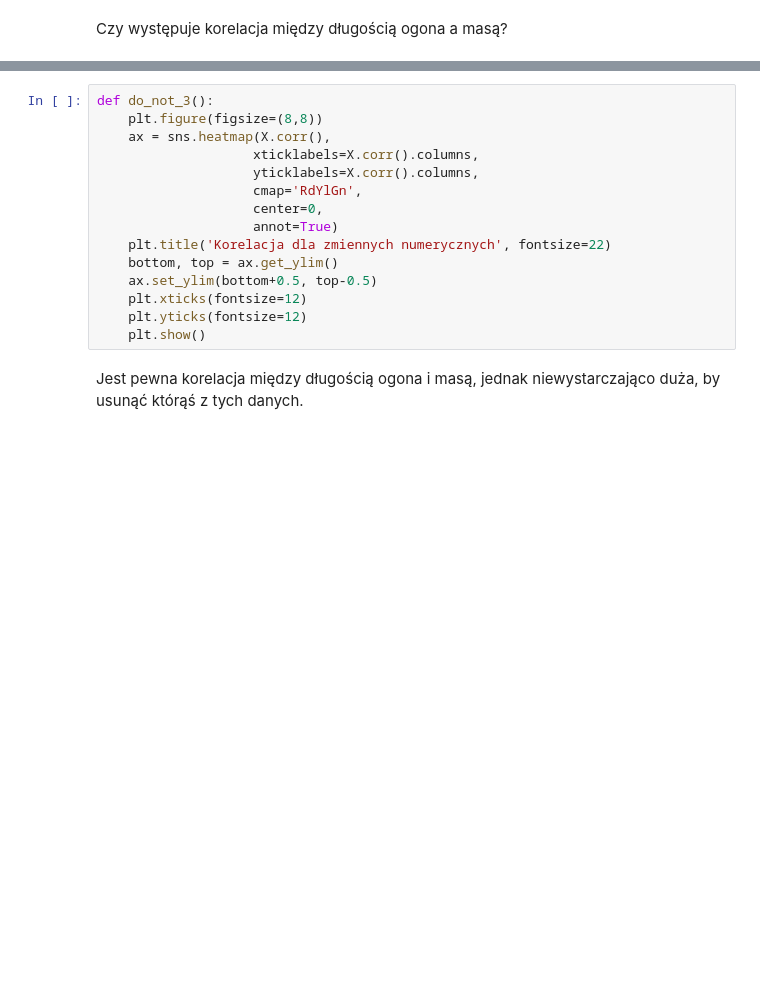
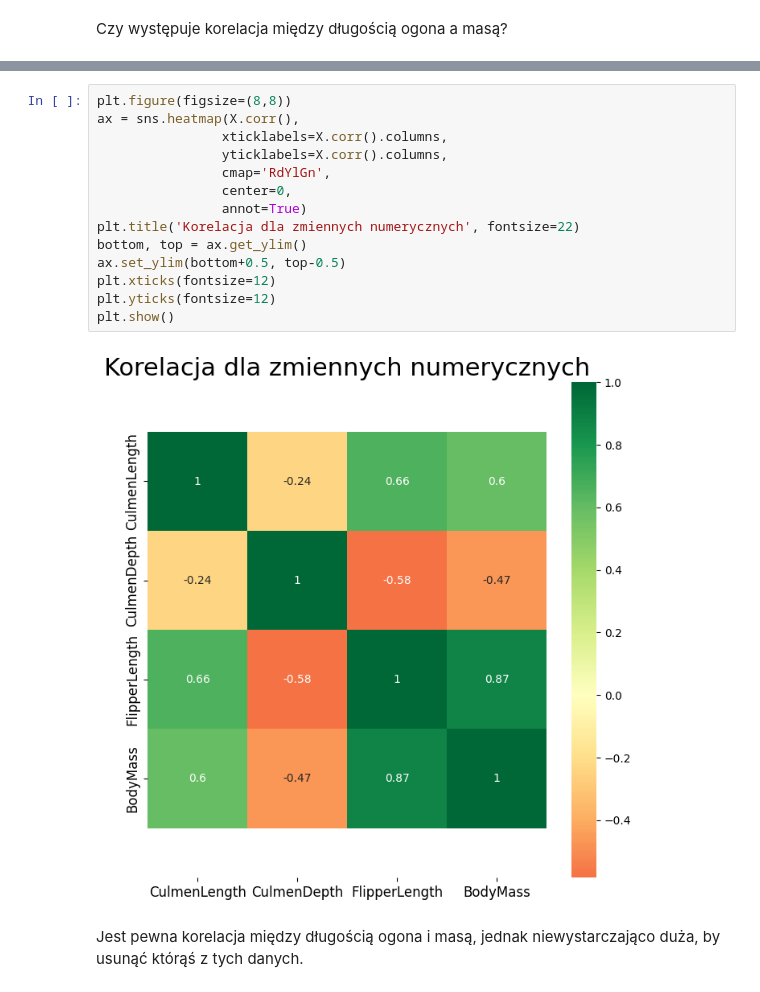
Before and after one commit to Don-Luka/unit_14_task_02, a Jupyter notebook: klasyfikacja_binarna_zadanie_02.ipynb, the cells around one changed output, grey strips where cells are left out. Cells and saved outputs as stored; diff of their text form; blank space fills up the shorter version.

```diff
--- a/klasyfikacja_binarna_zadanie_02.ipynb
+++ b/klasyfikacja_binarna_zadanie_02.ipynb
@@ -88,18 +141,19 @@ def do_not_2():
 # %%
-def do_not_3():
-    plt.figure(figsize=(8,8))
-    ax = sns.heatmap(X.corr(),
-                    xticklabels=X.corr().columns,
-                    yticklabels=X.corr().columns,
-                    cmap='RdYlGn',
-                    center=0,
-                    annot=True)
-    plt.title('Korelacja dla zmiennych numerycznych', fontsize=22)
-    bottom, top = ax.get_ylim()
-    ax.set_ylim(bottom+0.5, top-0.5)
-    plt.xticks(fontsize=12)
-    plt.yticks(fontsize=12)
-    plt.show()
+plt.figure(figsize=(8,8))
+ax = sns.heatmap(X.corr(),
+                xticklabels=X.corr().columns,
+                yticklabels=X.corr().columns,
+                cmap='RdYlGn',
+                center=0,
+                annot=True)
+plt.title('Korelacja dla zmiennych numerycznych', fontsize=22)
+bottom, top = ax.get_ylim()
+ax.set_ylim(bottom+0.5, top-0.5)
+plt.xticks(fontsize=12)
+plt.yticks(fontsize=12)
+plt.show()
+# %% [output]
+[figure, added]
 # %% [markdown]
 Jest pewna korelacja między długością ogona i masą, jednak niewystarczająco duża, by usunąć którąś z tych danych.
 # %% [markdown]
```
Also changed, not shown: parts of 32 cells of this notebook, 1 other file.
